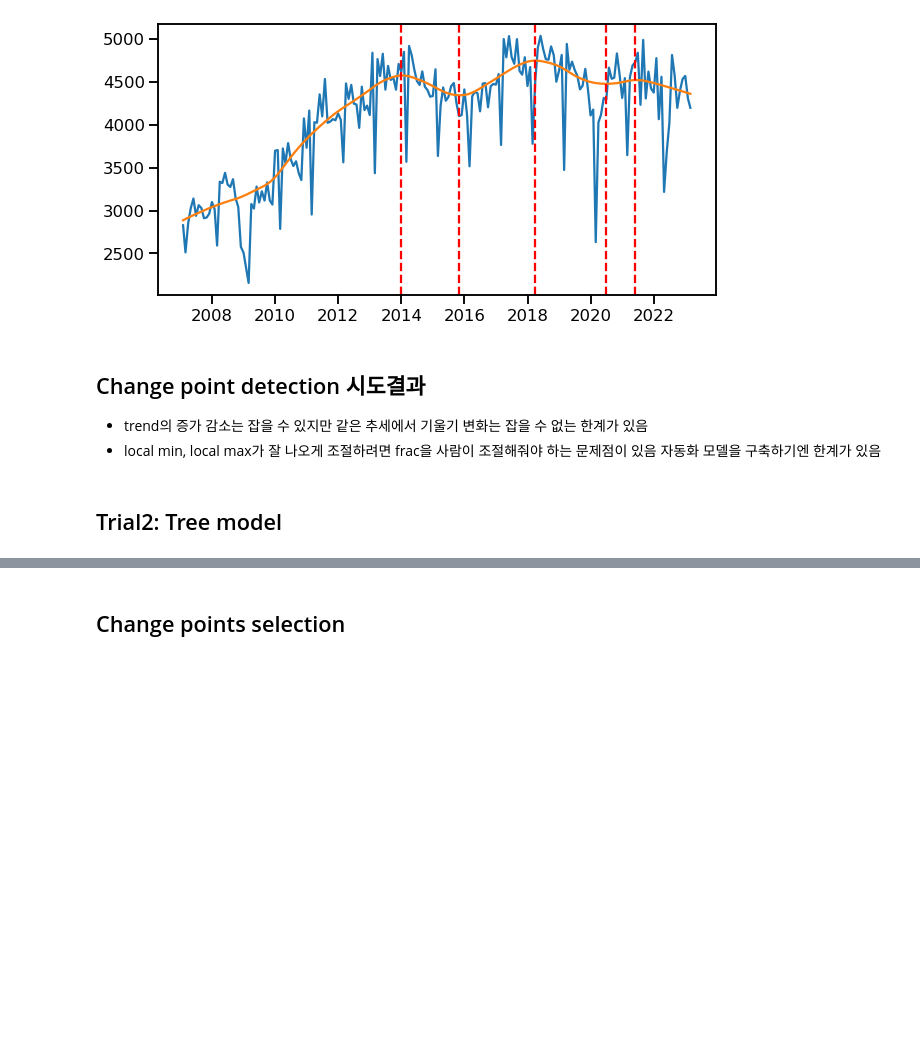
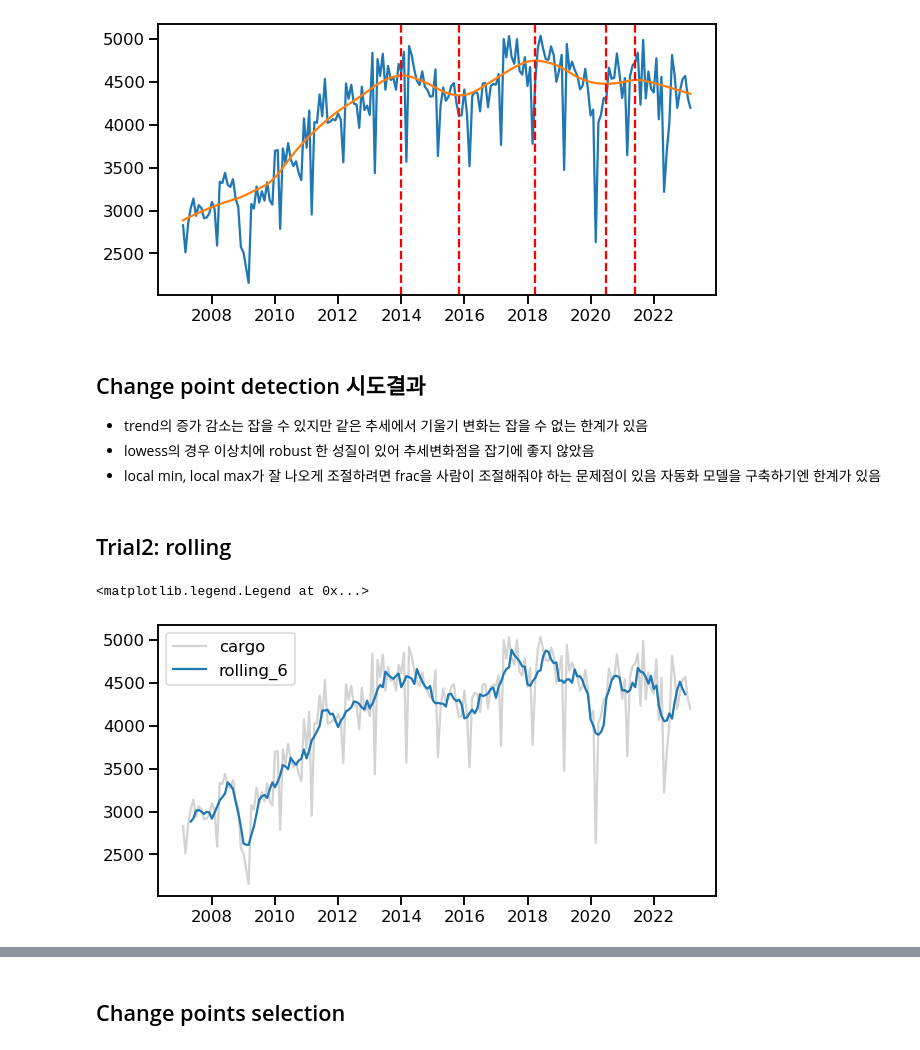
Before and after one commit to 21ckwj/project, a Jupyter notebook: project_container_freight_prediction/2. 데이터분석 및 예측.ipynb, the cells around one changed output, grey strips where cells are left out. Saved outputs shown, nothing was run; the diff lists cells and outputs as text; code cells hidden in the pictures; blank space fills up the shorter version.

```diff
--- a/project_container_freight_prediction/2. 데이터분석 및 예측.ipynb
+++ b/project_container_freight_prediction/2. 데이터분석 및 예측.ipynb
@@ -35,5 +35,3 @@ Data columns (total 2 columns):
  1   container  194 non-null    float64
 dtypes: float64(2)
 memory usage: 4.5 KB
-# %%
-df.index =
@@ -363,7 +359,20 @@ Change points: 2020-06-30 00:00:00
 # %% [markdown]
 ## Change point detection 시도결과
 * trend의 증가 감소는 잡을 수 있지만 같은 추세에서 기울기 변화는 잡을 수 없는 한계가 있음
+* lowess의 경우 이상치에 robust 한 성질이 있어 추세변화점을 잡기에 좋지 않았음
 * local min, local max가 잘 나오게 조절하려면 frac을 사람이 조절해줘야 하는 문제점이 있음
 자동화 모델을 구축하기엔 한계가 있음
 # %% [markdown]
-## Trial2: Tree model
+## Trial2: rolling
+# %%
+window = 6
+df_rolling = df_.rolling(window=window,center=True).mean()
+
+fig,ax = plt.subplots(figsize=(10,5))
+
+ax.plot(df_.index, df_['cargo'], label='cargo',color='lightgray')
+ax.plot(df_rolling.index, df_rolling['cargo'], label=f'rolling_{window}')
+ax.legend()
+# %% [output]
+<matplotlib.legend.Legend at 0x...>
+[figure, added]
```
Also changed, not shown: parts of 5 cells of this notebook.
